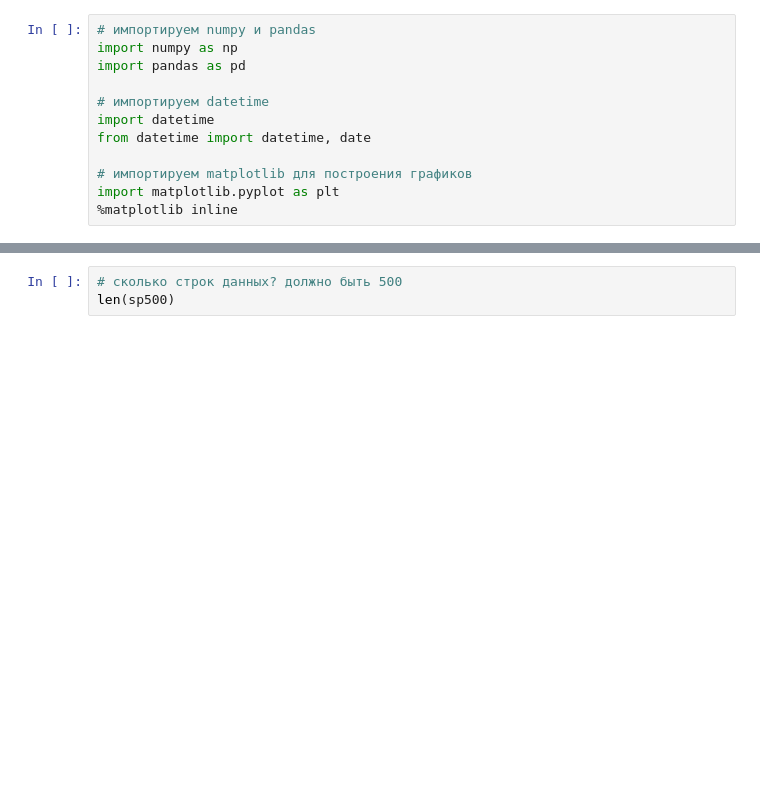
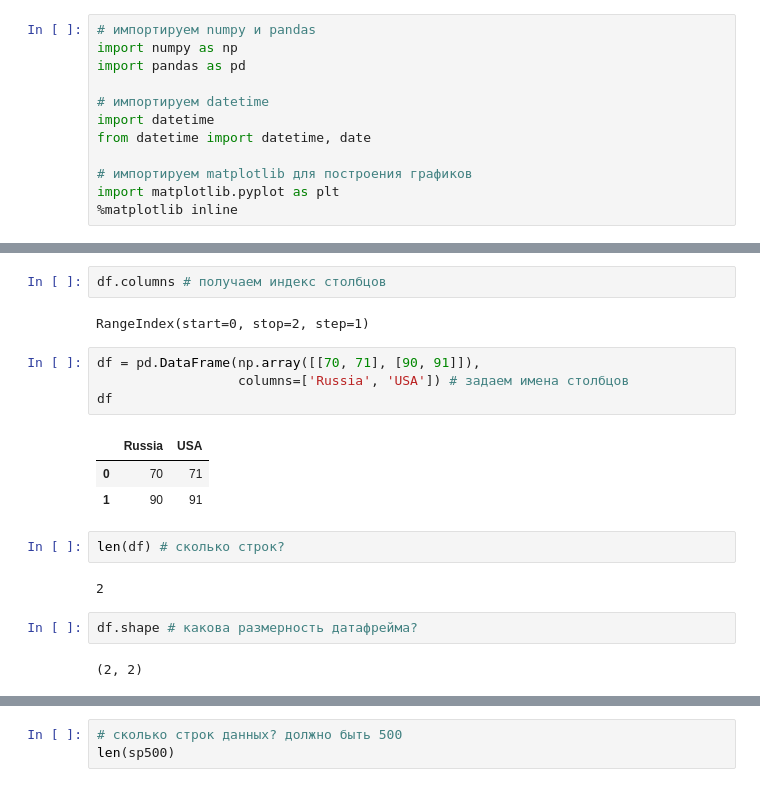
Before and after one commit to dm-fedorov/pandas_basic, a Jupyter notebook: изучаем pandas/04_Представление табличных и многомерных данных с помощью объекта DataFrame.ipynb, the cells around one changed output, grey strips where cells are left out. Cells and saved outputs as stored; diff of their text form; blank space fills up the shorter version.

```diff
--- a/изучаем pandas/04_Представление табличных и многомерных данных с помощью объекта DataFrame.ipynb
+++ b/изучаем pandas/04_Представление табличных и многомерных данных с помощью объекта DataFrame.ipynb
@@ -148,0 +37,20 @@ sp500.head()
+# %%
+df.columns # получаем индекс столбцов
+# %% [output]
+RangeIndex(start=0, stop=2, step=1)
+# %%
+df = pd.DataFrame(np.array([[70, 71], [90, 91]]),
+                  columns=['Russia', 'USA']) # задаем имена столбцов
+df
+# %% [output]
+|  | Russia | USA |
+| 0 | 70 | 71 |
+| 1 | 90 | 91 |
+# %%
+len(df) # сколько строк?
+# %% [output]
+2
+# %%
+df.shape # какова размерность датафрейма?
+# %% [output]
+(2, 2)
```
Also changed, not shown: parts of 39 cells of this notebook, 2 other files.
